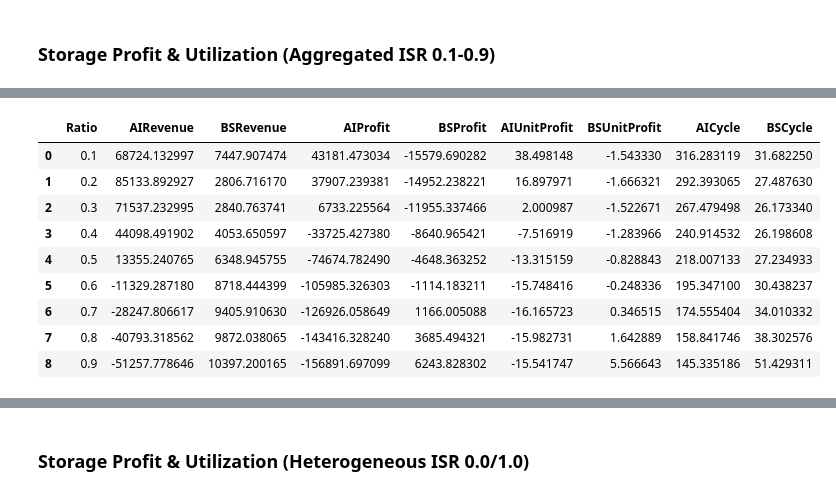
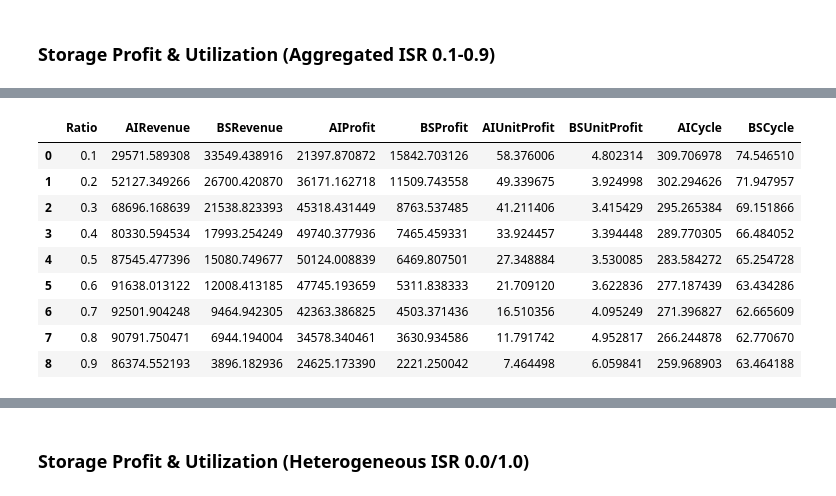
Before and after one commit to niklauskun/STESTS, a Jupyter notebook: Diagnose.ipynb, the cells around one changed output, grey strips where cells are left out. Cells and saved outputs as stored; diff of their text form; code cells hidden in the pictures.

```diff
--- a/Diagnose.ipynb
+++ b/Diagnose.ipynb
@@ -132,7 +104,7 @@ plt.show()
 # %% [markdown]
 ### Total System Cost & Avg SOC
 # %%
-case_template = 'Strategic/Cases/10GW/ED1_Strategic_true_FORB_true_ratio{}_Seg1_BAW0_BSESCbid0.5'
+case_template = 'Strategic/Cases/5GW/ED1_Strategic_true_FORB_true_ratio{}_Seg1_BAW0_BSESCbid0.5'
 ratios = [round(i * 0.1, 1) for i in range(11)]
 # Capacity = 19573.6
 Capacity = 39930.144
@@ -202,5 +161,5 @@ total_system_costs_df
 # %%
-case_template = 'Strategic/Cases/10GW/ED1_Strategic_true_FORB_true_ratio{}_Seg5_BAW0_BSESCbid0.5'
+case_template = 'Strategic/5GW_C/ED1_Strategic_true_FORB_true_ratio{}_Seg5_BAW0_BSESCbid0.5'
 ratios = [round(i * 0.1, 1) for i in range(11)]
 total_system_costs = []
 # Loop over ratios from 0.0 to 1.0 (assuming increment by 0.1)
@@ -486,8 +567,8 @@ plt.show()
 # %%
-case_template = 'Strategic/Cases/15GW/ED1_Strategic_true_FORB_true_ratio{}_Seg1_BAW0_BSESCbid0.5'
+case_template = 'Strategic/Cases/5GW/ED1_Strategic_true_FORB_true_ratio{}_Seg5_BAW0_BSESCbid0.5'
 
 ratios = [round(i * 0.1+0.1, 1) for i in range(10)]
-Region = 2
+region = 2
 
 # Initialize an empty list to store results
 results = []
@@ -525,42 +606,42 @@ for ratio in ratios:
             'BSRevenue': BSRevenue,
             'AIProfit': AIProfit,
             'BSProfit': BSProfit,
             'AIUnitProfit': AIUnitProfit,
             'BSUnitProfit': BSUnitProfit,
             'AICycle': AICycle,
             'BSCycle': BSCycle
         })
 
 # Convert list of dictionaries to DataFrame
 results_df = pd.DataFrame(results)
 results_df
 #     AIRevenue = sum((ESD[35]-ESC[35])*price[0])/1000
 
 #     # Calculate stats and transpose
 #     pricestats = pd.concat([price.mean()*12, (price*12).std()], axis=1).T
 
 #     # Now, instead of appending Series objects, you create DataFrame slices for each and append them
 #     mean_prices_dfs.append(pricestats.iloc[[0]])
 #     std_prices_dfs.append(pricestats.iloc[[1]])
 
 # case = 'Strategic/Exp/2022/UC25ED1_Strategic_true_FORB_true_ratio0.1_Seg1_BAW0_Fuel2.0_NLC2.0_Error0.25_ESPeakBidAdjustment1.0_ESPeakBid100.0NegativeRenew_1.0-2.0-2.0-2.0-2.0'
 
 # ESD = pd.read_csv('output/'+case+'/EDESD.csv',header=None)
 # ESC = pd.read_csv('output/'+case+'/EDESC.csv',header=None)
 # price = pd.read_csv('output/'+case+'/EDprice.csv',header=None)
 # ESindex = pd.read_csv('output/'+case+'/Strategic/storage_to_index_map.csv')
 # ES = pd.read_csv('output/'+case+'/Strategic/ADDED_ES.csv')
 # %% [output]
 |  | Ratio | AIRevenue | BSRevenue | AIProfit | BSProfit | AIUnitProfit | BSUnitProfit | AICycle | BSCycle |
-| 0 | 0.1 | 68724.132997 | 7447.907474 | 43181.473034 | -15579.690282 | 38.498148 | -1.543330 | 316.283119 | 31.682250 |
-| 1 | 0.2 | 85133.892927 | 2806.716170 | 37907.239381 | -14952.238221 | 16.897971 | -1.666321 | 292.393065 | 27.487630 |
-| 2 | 0.3 | 71537.232995 | 2840.763741 | 6733.225564 | -11955.337466 | 2.000987 | -1.522671 | 267.479498 | 26.173340 |
-| 3 | 0.4 | 44098.491902 | 4053.650597 | -33725.427380 | -8640.965421 | -7.516919 | -1.283966 | 240.914532 | 26.198608 |
-| 4 | 0.5 | 13355.240765 | 6348.945755 | -74674.782490 | -4648.363252 | -13.315159 | -0.828843 | 218.007133 | 27.234933 |
-| 5 | 0.6 | -11329.287180 | 8718.444399 | -105985.326303 | -1114.183211 | -15.748416 | -0.248336 | 195.347100 | 30.438237 |
-| 6 | 0.7 | -28247.806617 | 9405.910630 | -126926.058649 | 1166.005088 | -16.165723 | 0.346515 | 174.555404 | 34.010332 |
-| 7 | 0.8 | -40793.318562 | 9872.038065 | -143416.328240 | 3685.494321 | -15.982731 | 1.642889 | 158.841746 | 38.302576 |
-| 8 | 0.9 | -51257.778646 | 10397.200165 | -156891.697099 | 6243.828302 | -15.541747 | 5.566643 | 145.335186 | 51.429311 |
+| 0 | 0.1 | 29571.589308 | 33549.438916 | 21397.870872 | 15842.703126 | 58.376006 | 4.802314 | 309.706978 | 74.546510 |
+| 1 | 0.2 | 52127.349266 | 26700.420870 | 36171.162718 | 11509.743558 | 49.339675 | 3.924998 | 302.294626 | 71.947957 |
+| 2 | 0.3 | 68696.168639 | 21538.823393 | 45318.431449 | 8763.537485 | 41.211406 | 3.415429 | 295.265384 | 69.151866 |
+| 3 | 0.4 | 80330.594534 | 17993.254249 | 49740.377936 | 7465.459331 | 33.924457 | 3.394448 | 289.770305 | 66.484052 |
+| 4 | 0.5 | 87545.477396 | 15080.749677 | 50124.008839 | 6469.807501 | 27.348884 | 3.530085 | 283.584272 | 65.254728 |
+| 5 | 0.6 | 91638.013122 | 12008.413185 | 47745.193659 | 5311.838333 | 21.709120 | 3.622836 | 277.187439 | 63.434286 |
+| 6 | 0.7 | 92501.904248 | 9464.942305 | 42363.386825 | 4503.371436 | 16.510356 | 4.095249 | 271.396827 | 62.665609 |
+| 7 | 0.8 | 90791.750471 | 6944.194004 | 34578.340461 | 3630.934586 | 11.791742 | 4.952817 | 266.244878 | 62.770670 |
+| 8 | 0.9 | 86374.552193 | 3896.182936 | 24625.173390 | 2221.250042 | 7.464498 | 6.059841 | 259.968903 | 63.464188 |
 # %%
 # Define a color palette
 colors = ['#FFA07A', '#4682B4', '#FFA07A', '#4682B4']
```
Also changed, not shown: parts of 29 cells of this notebook, 9 other files.
